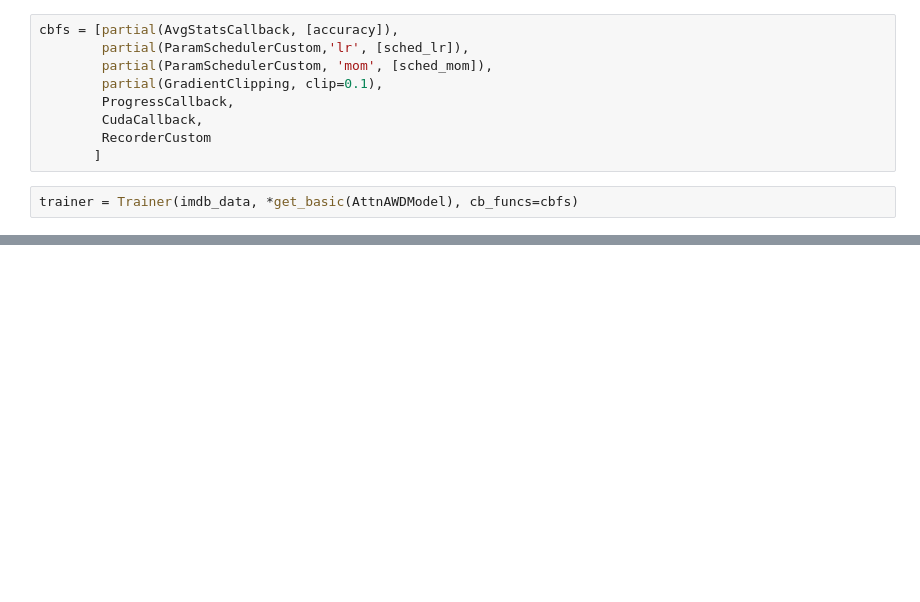
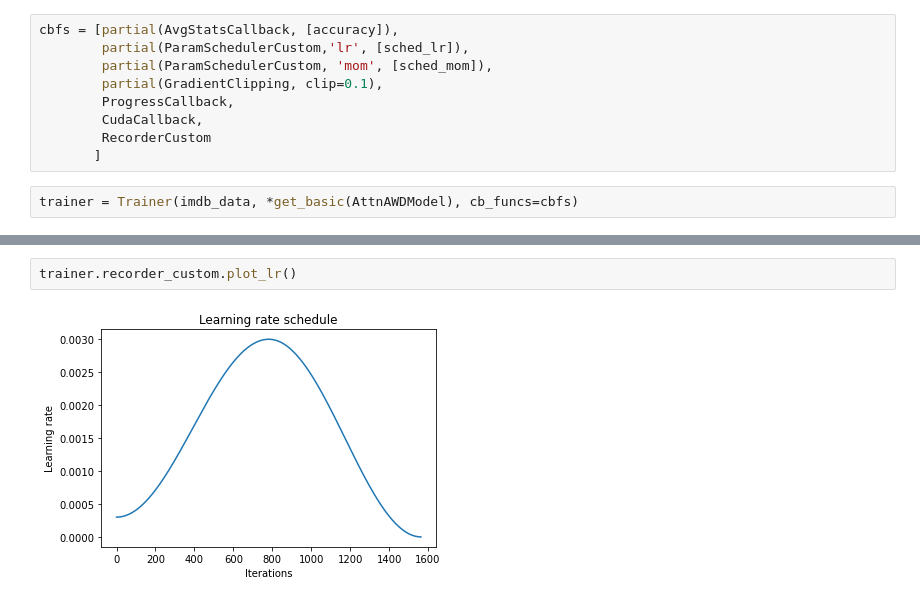
Before and after one commit to AnukoolPurohit/sentimentAnalyser, a Jupyter notebook: Experiment 7.ipynb, the cells around one changed output, grey strips where cells are left out. Drawn from its saved outputs; the diff is of its cells as text; blank space fills up the shorter version.

```diff
--- a/Experiment 7.ipynb
+++ b/Experiment 7.ipynb
@@ -316,3 +316,7 @@ trainer.fit()
+# %%
+trainer.recorder_custom.plot_lr()
+# %% [output]
+[figure, added]
 # %%
 len(trainer.opt.param_groups), trainer.opt.hypers
 # %% [output]
```
Also changed, not shown: parts of 10 cells of this notebook, 33 other files.
